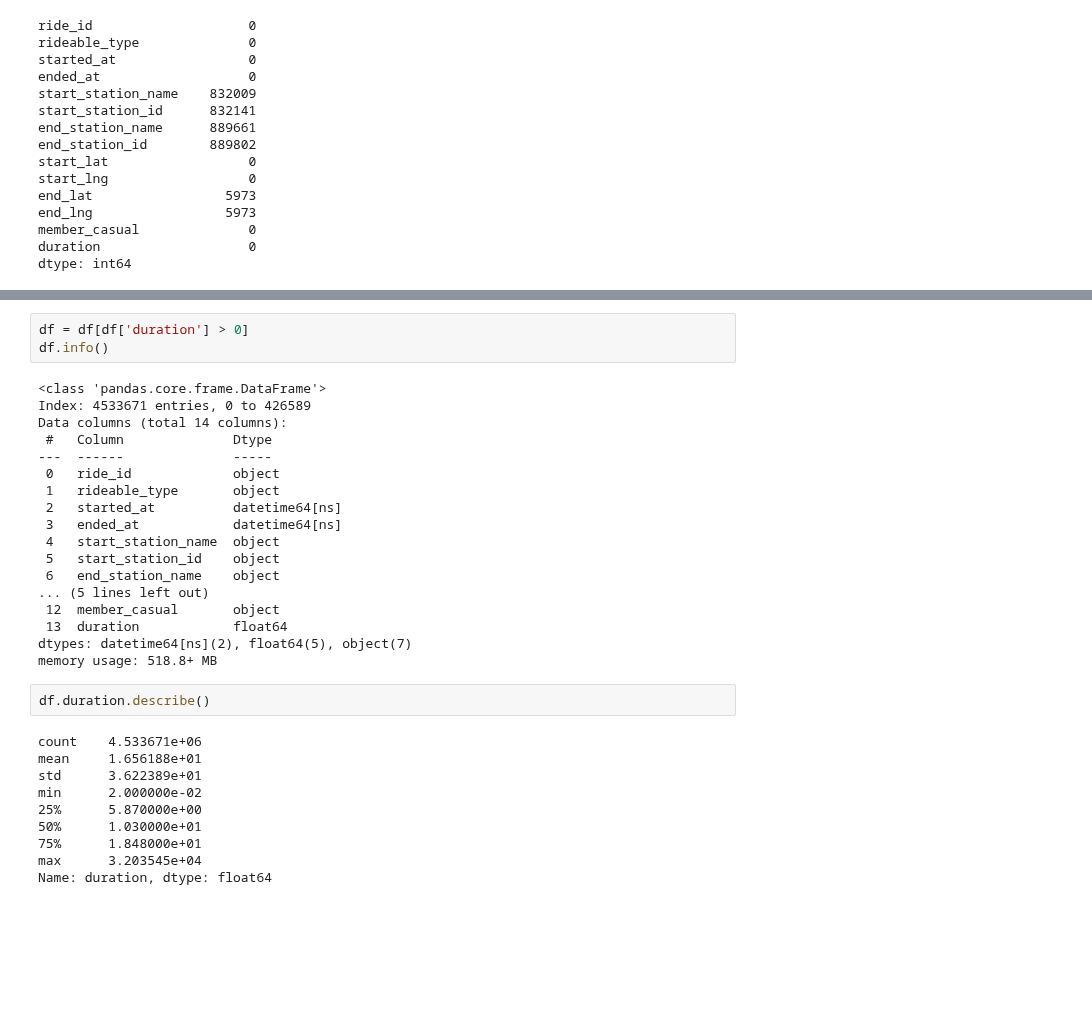
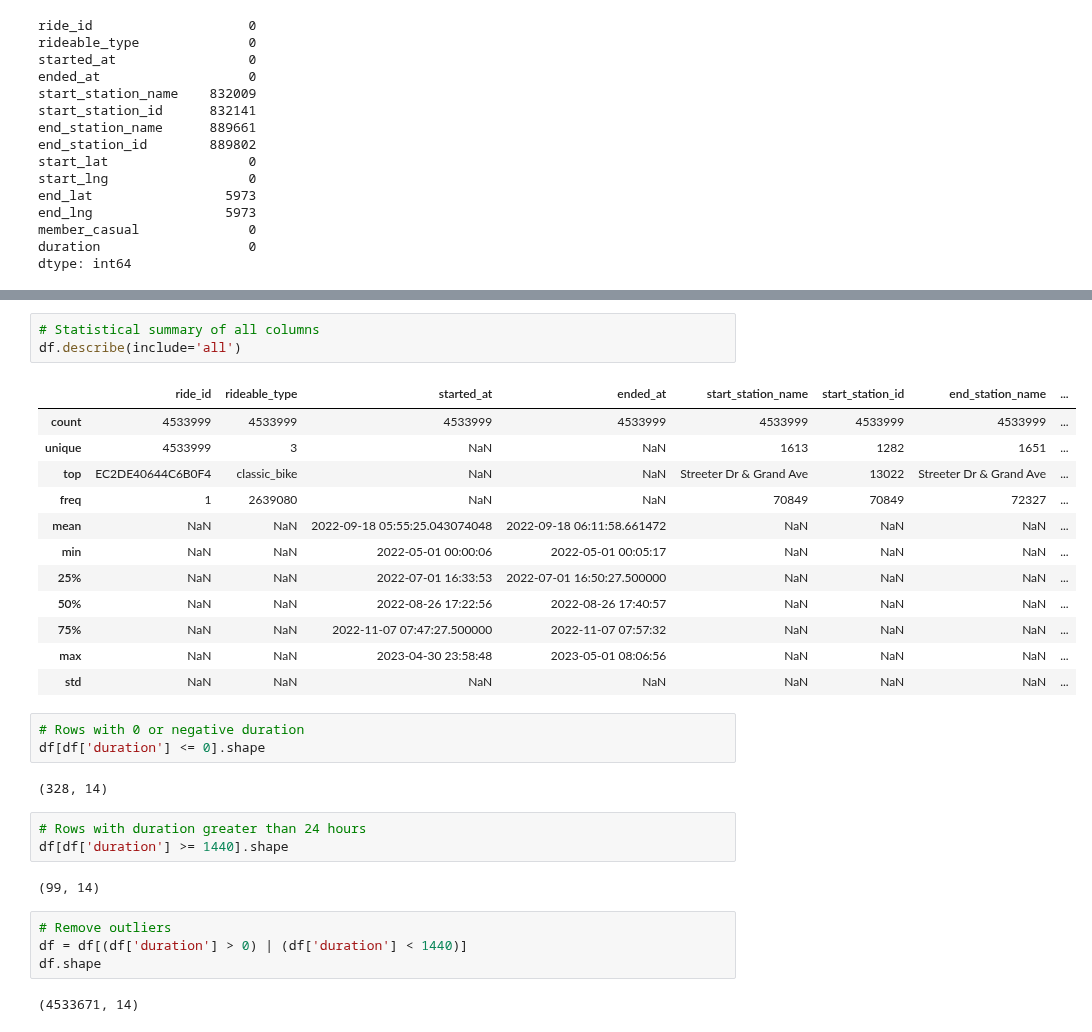
Before and after one commit to andyguo0228/bike_share_python, a Jupyter notebook: scratchbook.ipynb, the cells around one changed output, grey strips where cells are left out. Saved outputs shown, nothing was run; the diff lists cells and outputs as text; blank space fills up the shorter version.

```diff
--- a/scratchbook.ipynb
+++ b/scratchbook.ipynb
@@ -141,33 +173,32 @@ dtype: int64
+# %%
+# Statistical summary of all columns
+df.describe(include='all')
+# %% [output]
+|  | ride_id | rideable_type | started_at | ended_at | start_station_name | start_station_id | end_station_name | ... |
+| count | 4533999 | 4533999 | 4533999 | 4533999 | 4533999 | 4533999 | 4533999 | ... |
+| unique | 4533999 | 3 | NaN | NaN | 1613 | 1282 | 1651 | ... |
+| top | EC2DE40644C6B0F4 | classic_bike | NaN | NaN | Streeter Dr & Grand Ave | 13022 | Streeter Dr & Grand Ave | ... |
+| freq | 1 | 2639080 | NaN | NaN | 70849 | 70849 | 72327 | ... |
+| mean | NaN | NaN | 2022-09-18 05:55:25.043074048 | 2022-09-18 06:11:58.661472 | NaN | NaN | NaN | ... |
+| min | NaN | NaN | 2022-05-01 00:00:06 | 2022-05-01 00:05:17 | NaN | NaN | NaN | ... |
+| 25% | NaN | NaN | 2022-07-01 16:33:53 | 2022-07-01 16:50:27.500000 | NaN | NaN | NaN | ... |
+| 50% | NaN | NaN | 2022-08-26 17:22:56 | 2022-08-26 17:40:57 | NaN | NaN | NaN | ... |
+| 75% | NaN | NaN | 2022-11-07 07:47:27.500000 | 2022-11-07 07:57:32 | NaN | NaN | NaN | ... |
+| max | NaN | NaN | 2023-04-30 23:58:48 | 2023-05-01 08:06:56 | NaN | NaN | NaN | ... |
+| std | NaN | NaN | NaN | NaN | NaN | NaN | NaN | ... |
+# %%
+# Rows with 0 or negative duration
+df[df['duration'] <= 0].shape
+# %% [output]
+(328, 14)
+# %%
+# Rows with duration greater than 24 hours
+df[df['duration'] >= 1440].shape
+# %% [output]
+(99, 14)
 # %%
-df = df[df['duration'] > 0]
-df.info()
+# Remove outliers
+df = df[(df['duration'] > 0) | (df['duration'] < 1440)]
+df.shape
 # %% [output]
-<class 'pandas.core.frame.DataFrame'>
-Index: 4533671 entries, 0 to 426589
-Data columns (total 14 columns):
- #   Column              Dtype
----  ------              -----
- 0   ride_id             object
- 1   rideable_type       object
- 2   started_at          datetime64[ns]
- 3   ended_at            datetime64[ns]
- 4   start_station_name  object
- 5   start_station_id    object
- 6   end_station_name    object
-... (5 lines left out)
- 12  member_casual       object
- 13  duration            float64
-dtypes: datetime64[ns](2), float64(5), object(7)
-memory usage: 518.8+ MB
+(4533671, 14)
-# %%
-df.duration.describe()
-# %% [output]
-count    4.533671e+06
-mean     1.656188e+01
-std      3.622389e+01
-min      2.000000e-02
-25%      5.870000e+00
-50%      1.030000e+01
-75%      1.848000e+01
-max      3.203545e+04
-Name: duration, dtype: float64
```
Also changed, not shown: parts of 28 cells of this notebook, 3 other files.
